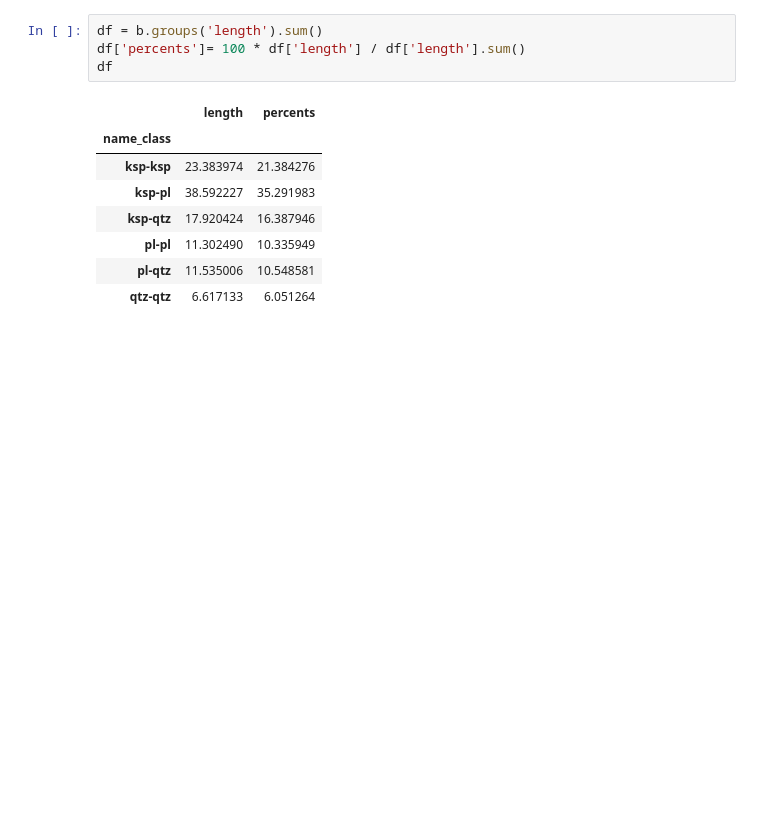
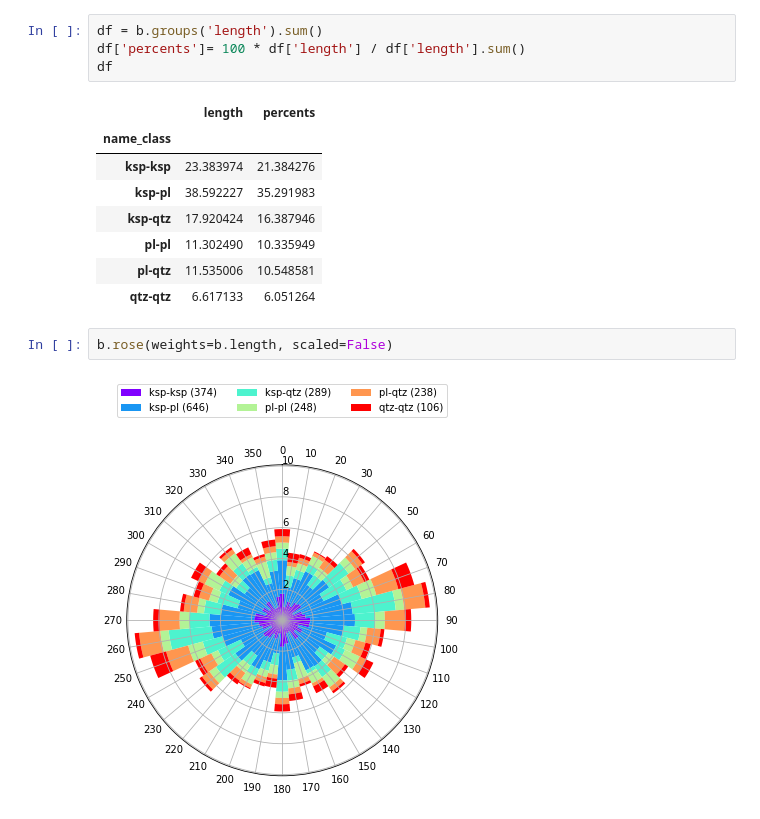
Before and after one commit to ondrolexa/polylx, a Jupyter notebook: polylx_tutorial.ipynb, the cells around one changed output. Cells and saved outputs as stored; diff of their text form; blank space fills up the shorter version.

```diff
--- a/polylx_tutorial.ipynb
+++ b/polylx_tutorial.ipynb
@@ -188,3 +199,7 @@ df
 | pl-pl | 11.302490 | 10.335949 |
 | pl-qtz | 11.535006 | 10.548581 |
 | qtz-qtz | 6.617133 | 6.051264 |
+# %%
+b.rose(weights=b.length, scaled=False)
+# %% [output]
+[figure, added]
```
Also changed, not shown: parts of 9 cells of this notebook, 4 other files.
